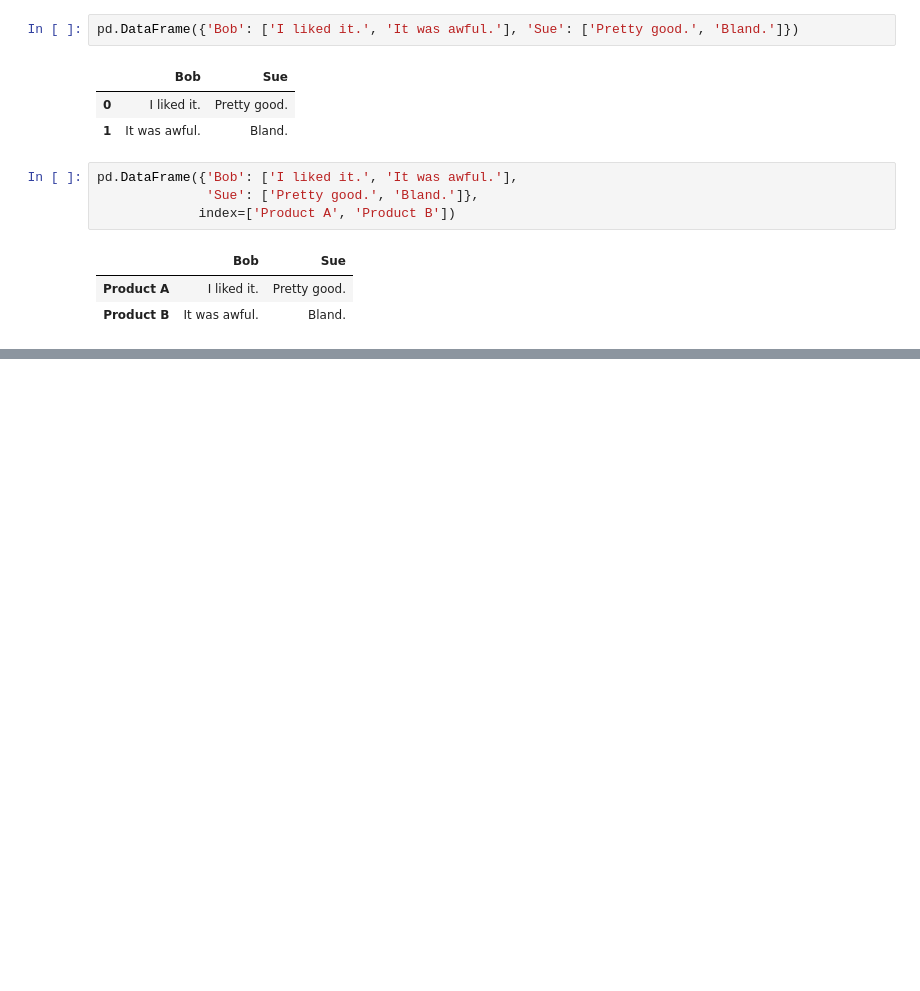
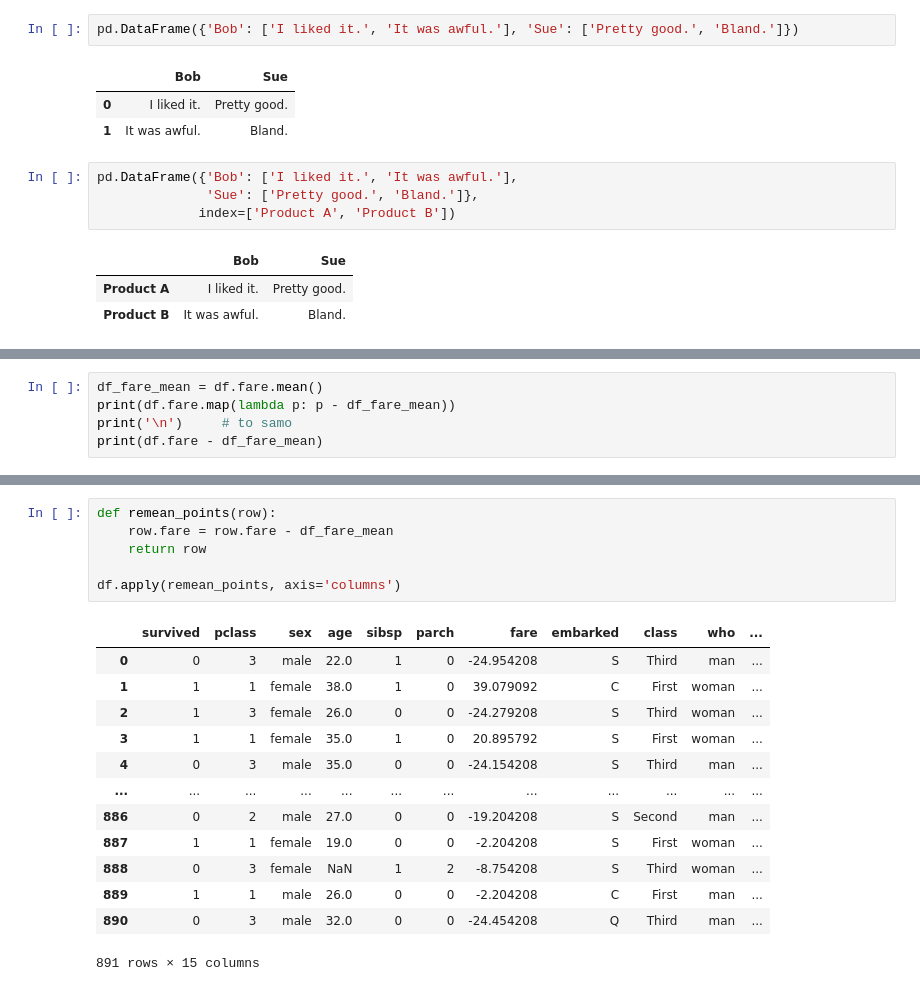
Before and after one commit to tak-creator/Colab-Lab, a Jupyter notebook: pandas_tutotial.ipynb, the cells around one changed output, grey strips where cells are left out. Saved outputs shown, nothing was run; the diff lists cells and outputs as text; blank space fills up the shorter version.

```diff
--- a/pandas_tutotial.ipynb
+++ b/pandas_tutotial.ipynb
@@ -34,0 +128,5 @@ dtype: int64
+# %%
+df_fare_mean = df.fare.mean()
+print(df.fare.map(lambda p: p - df_fare_mean))
+print('\n')     # to samo
+print(df.fare - df_fare_mean)
@@ -34,0 +151,20 @@ dtype: int64
+# %%
+def remean_points(row):
+    row.fare = row.fare - df_fare_mean
+    return row
+
+df.apply(remean_points, axis='columns')
+# %% [output]
+|  | survived | pclass | sex | age | sibsp | parch | fare | embarked | class | who | ... |
+| 0 | 0 | 3 | male | 22.0 | 1 | 0 | -24.954208 | S | Third | man | ... |
+| 1 | 1 | 1 | female | 38.0 | 1 | 0 | 39.079092 | C | First | woman | ... |
+| 2 | 1 | 3 | female | 26.0 | 0 | 0 | -24.279208 | S | Third | woman | ... |
+| 3 | 1 | 1 | female | 35.0 | 1 | 0 | 20.895792 | S | First | woman | ... |
+| 4 | 0 | 3 | male | 35.0 | 0 | 0 | -24.154208 | S | Third | man | ... |
+| ... | ... | ... | ... | ... | ... | ... | ... | ... | ... | ... | ... |
+| 886 | 0 | 2 | male | 27.0 | 0 | 0 | -19.204208 | S | Second | man | ... |
+| 887 | 1 | 1 | female | 19.0 | 0 | 0 | -2.204208 | S | First | woman | ... |
+| 888 | 0 | 3 | female | NaN | 1 | 2 | -8.754208 | S | Third | woman | ... |
+| 889 | 1 | 1 | male | 26.0 | 0 | 0 | -2.204208 | C | First | man | ... |
+| 890 | 0 | 3 | male | 32.0 | 0 | 0 | -24.454208 | Q | Third | man | ... |
+891 rows × 15 columns
```
Also changed, not shown: parts of 39 cells of this notebook.
